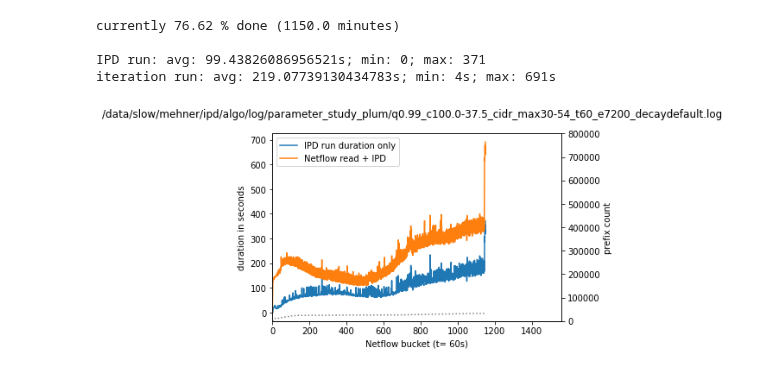
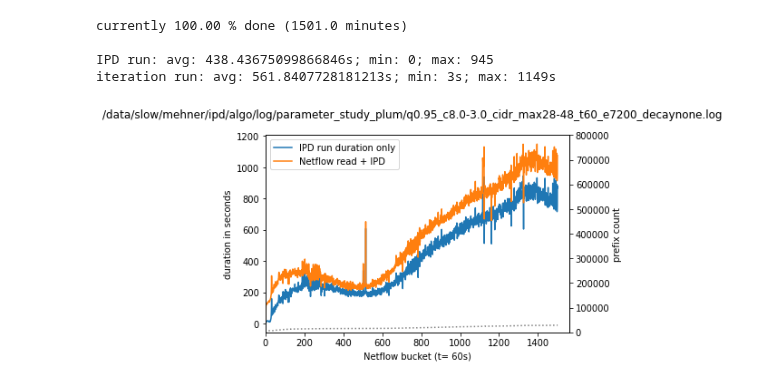
Before and after one commit to smehner1/ipd, a Jupyter notebook: duration.ipynb, the cells around one changed output. Saved outputs shown, nothing was run; the diff lists cells and outputs as text; code cells hidden in the pictures.

```diff
--- a/duration.ipynb
+++ b/duration.ipynb
@@ -202,7 +202,7 @@ import socket
 hostname = socket.gethostname()
 
 logfile_path = {
-    'bithouse': "/data/slow/mehner/ipd/algo/log/parameter_study_bithouse",
+    'bithouse': "/data/slow/mehner/ipd/algo/log/parameter_study_plum",
     'manni': "/home/stefan/WORK/ipd/algo/log/parameter_study",
     'plum': "/home/mehneste/WORK/ipd/algo/log/parameter_study"}
 
@@ -213,21 +213,21 @@ format = "%Y-%m-%d %H:%M:%S,%f"
 
 done_counter = 0
 
-for logfile in glob.glob(f"{logfile_path.get(hostname)}/*"):
-# for i in ['q0.99_c100.0-37.5_cidr_max30-54_t60_e7200_decaynone.log',
-#           'q0.99_c8.0-3.0_cidr_max30-54_t60_e7200_decaynone.log',
-#           'q0.99_c8.0-3.0_cidr_max30-54_t60_e7200_decaydefault.log',
-#           'q0.99_c100.0-37.5_cidr_max30-54_t60_e7200_decaydefault.log',
-#           'q0.95_c8.0-3.0_cidr_max30-54_t60_e7200_decaynone.log',
-#           'q0.95_c8.0-3.0_cidr_max30-54_t60_e7200_decaydefault.log',
-#           'q0.99_c8.0-3.0_cidr_max28-48_t60_e7200_decaynone.log',
-#           'q0.99_c8.0-3.0_cidr_max28-48_t60_e7200_decaydefault.log',
-#           'q0.99_c64.0-24.0_cidr_max30-54_t60_e7200_decaydefault.log',
-#           'q0.99_c100.0-37.5_cidr_max28-48_t60_e7200_decaynone.log',
-#           'q0.99_c64.0-24.0_cidr_max30-54_t60_e7200_decaynone.log',
-#           'q0.95_c8.0-3.0_cidr_max28-48_t60_e7200_decaydefault.log',
-#           'q0.95_c8.0-3.0_cidr_max28-48_t60_e7200_decaynone.log',
-#           ]:
+# for logfile in glob.glob(f"{logfile_path.get(hostname)}/*"):
+for i in ['q0.99_c100.0-37.5_cidr_max30-54_t60_e7200_decaynone.log',
+          'q0.99_c8.0-3.0_cidr_max30-54_t60_e7200_decaynone.log',
+          'q0.99_c8.0-3.0_cidr_max30-54_t60_e7200_decaydefault.log',
+          'q0.99_c100.0-37.5_cidr_max30-54_t60_e7200_decaydefault.log',
+          'q0.95_c8.0-3.0_cidr_max30-54_t60_e7200_decaynone.log',
+          'q0.95_c8.0-3.0_cidr_max30-54_t60_e7200_decaydefault.log',
+          'q0.99_c8.0-3.0_cidr_max28-48_t60_e7200_decaynone.log',
+          'q0.99_c8.0-3.0_cidr_max28-48_t60_e7200_decaydefault.log',
+          'q0.99_c64.0-24.0_cidr_max30-54_t60_e7200_decaydefault.log',
+          'q0.99_c100.0-37.5_cidr_max28-48_t60_e7200_decaynone.log',
+          'q0.99_c64.0-24.0_cidr_max30-54_t60_e7200_decaynone.log',
+          'q0.95_c8.0-3.0_cidr_max28-48_t60_e7200_decaydefault.log',
+          'q0.95_c8.0-3.0_cidr_max28-48_t60_e7200_decaynone.log',
+          ]:
 
     logfile=f"{logfile_path.get(hostname)}/{i}"
     try:
@@ -279,32 +279,32 @@ for logfile in glob.glob(f"{logfile_path.get(hostname)}/*"):
         if len(iteration_run_list)*t/60 >= 1495:
             done_counter += 1
 
-        else:
-            fig, ax = plt.subplots()
-            ax.plot(ipd_run_list, label="IPD run duration only")
-            ax.plot(iteration_run_list, label="Netflow read + IPD")
-            # ax.set_xticklabels(np.arange(0, 1560, t))
+        # else:
+        fig, ax = plt.subplots()
+        ax.plot(ipd_run_list, label="IPD run duration only")
+        ax.plot(iteration_run_list, label="Netflow read + IPD")
+        # ax.set_xticklabels(np.arange(0, 1560, t))
 
-            ax.set_xlabel(f"Netflow bucket (t= {int(t)}s)")
-            ax.set_ylabel("duration in seconds")
-            # ax.set_ylim(0, 500)
+        ax.set_xlabel(f"Netflow bucket (t= {int(t)}s)")
+        ax.set_ylabel("duration in seconds")
+        # ax.set_ylim(0, 500)
 
-            ax.set_xlim(0, int(1560/(t/60)))
+        ax.set_xlim(0, int(1560/(t/60)))
 
-            plt.legend()
+        plt.legend()
 
-            ax2 = ax.twinx()
-            ax2.plot(prefix_list, label="prefix count", linestyle="dotted", color="grey")
-            ax2.set_ylabel("prefix count")
-            ax2.set_ylim(0, 800000)
+        ax2 = ax.twinx()
+        ax2.plot(prefix_list, label="prefix count", linestyle="dotted", color="grey")
+        ax2.set_ylabel("prefix count")
+        ax2.set_ylim(0, 800000)
 
-            plt.suptitle(f"{logfile}")
+        plt.suptitle(f"{logfile}")
 
-            print(f"currently {(len(iteration_run_list)*t/60/1501)*100:.2f} % done ({len(iteration_run_list)*t/60} minutes)")
-            print(f"")
-            print(f"IPD run: avg: {sum(ipd_run_list) / len(ipd_run_list)}s; min: {min(ipd_run_list)}; max: {max(ipd_run_list)}")
-            print(f"iteration run: avg: {sum(iteration_run_list) / len(iteration_run_list)}s; min: {min(iteration_run_list)}s; max: {max(iteration_run_list)}s")
-            plt.show()
+        print(f"currently {(len(iteration_run_list)*t/60/1501)*100:.2f} % done ({len(iteration_run_list)*t/60} minutes)")
+        print(f"")
+        print(f"IPD run: avg: {sum(ipd_run_list) / len(ipd_run_list)}s; min: {min(ipd_run_list)}; max: {max(ipd_run_list)}")
+        print(f"iteration run: avg: {sum(iteration_run_list) / len(iteration_run_list)}s; min: {min(iteration_run_list)}s; max: {max(iteration_run_list)}s")
+        plt.show()
     except:
         pass
 
@@ -329,5 +329,5 @@ iteration run: avg: 847.7707454289733s; min: 4s; max: 2337s
-currently 76.62 % done (1150.0 minutes)
+currently 100.00 % done (1501.0 minutes)
 
-IPD run: avg: 99.43826086956521s; min: 0; max: 371
-iteration run: avg: 219.07739130434783s; min: 4s; max: 691s
+IPD run: avg: 438.43675099866846s; min: 0; max: 945
+iteration run: avg: 561.8407728181213s; min: 3s; max: 1149s
-[figure, old version]
+[figure, new version]
```
Also changed, not shown: parts of 1 cell of this notebook, 1 other file.
